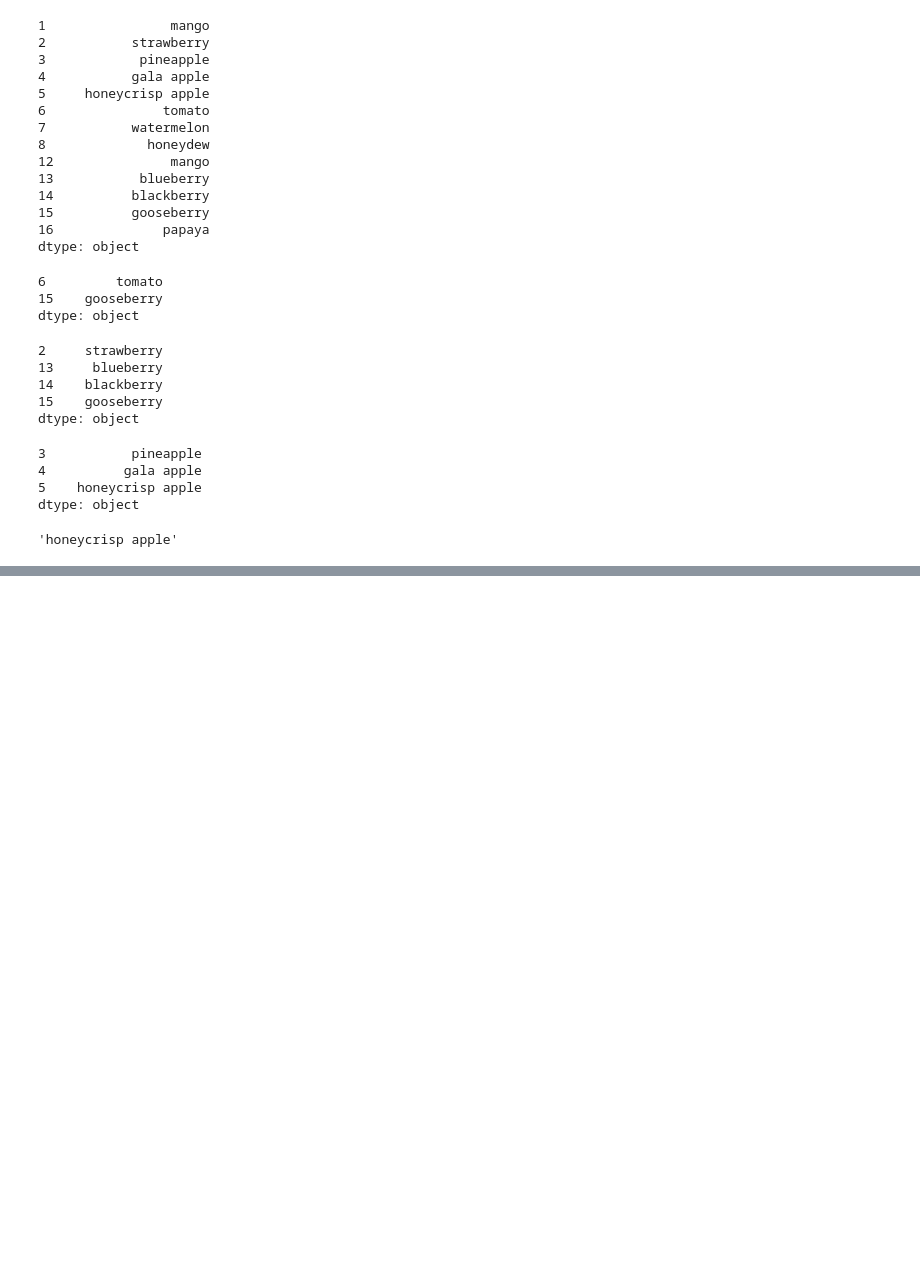
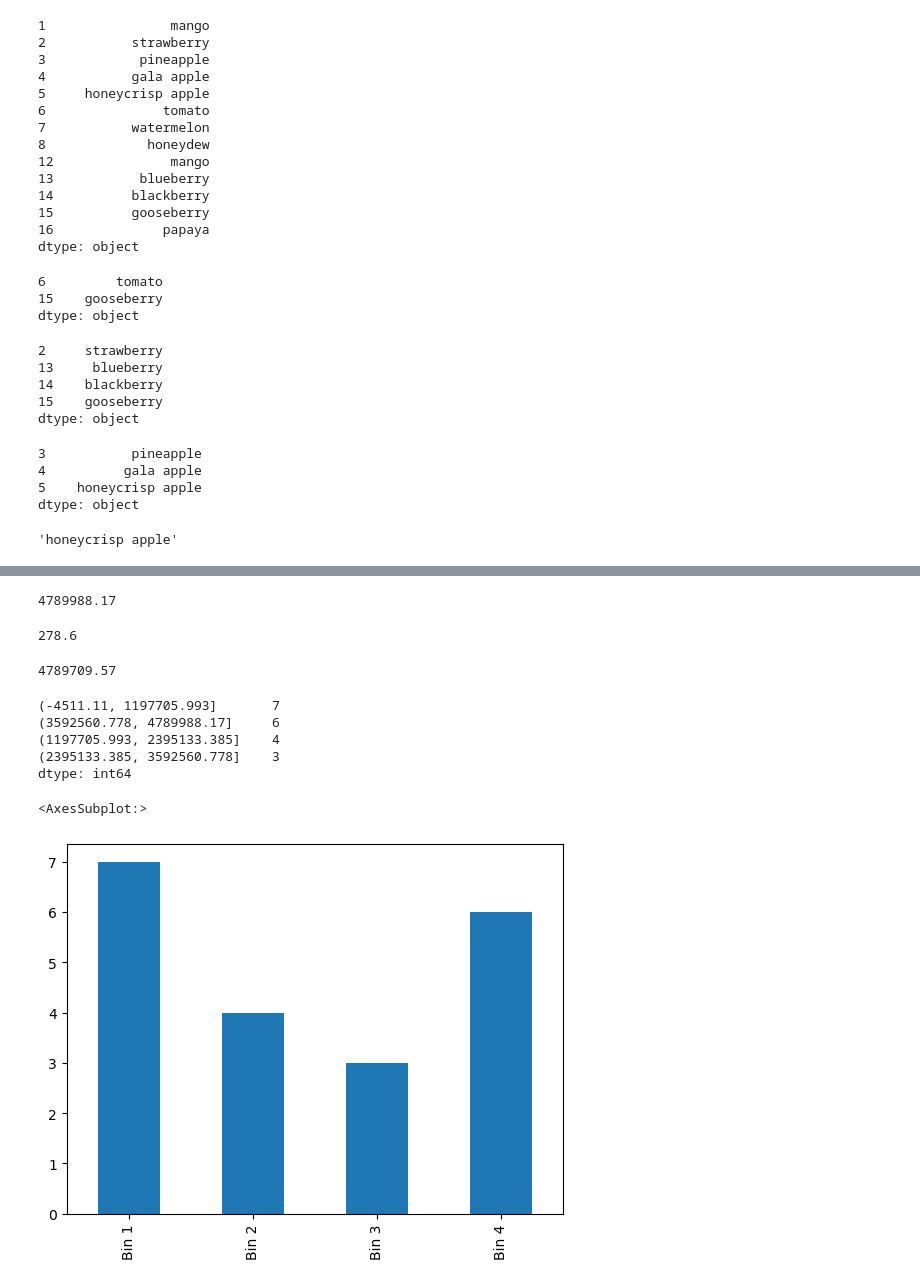
Before and after one commit to nicolas-angarita/data_science_libraries, a Jupyter notebook: pandas_series.ipynb, the cells around one changed output, grey strips where cells are left out. Drawn from its saved outputs; the diff is of its cells as text; code cells hidden in the pictures; blank space fills up the shorter version.

```diff
--- a/pandas_series.ipynb
+++ b/pandas_series.ipynb
@@ -342,0 +411,6 @@ Plot your new categorical letter_grades Series in a meaninful way and include a
+# %%
+numbers =  ['$796,459.41', '$278.60', '$482,571.67', '$4,503,915.98', '$2,121,418.3', '$1,260,813.3', '$87,231.01', '$1,509,175.45', '$4,138,548.00', '$2,848,913.80', '$594,715.39', '$4,789,988.17', '$4,513,644.5', '$3,191,059.97', '$1,758,712.24', '$4,338,283.54', '$4,738,303.38', '$2,791,759.67', '$769,681.94', '$452,650.23']
+
+numbers = pd.Series(numbers)
+type(numbers)
+numbers.dtype
@@ -342,0 +423,4 @@ Plot your new categorical letter_grades Series in a meaninful way and include a
+# %%
+numbers = numbers.str.replace('$', '').str.replace(',', '').astype('float')
+
+numbers
@@ -342,0 +445,32 @@ Plot your new categorical letter_grades Series in a meaninful way and include a
+# %%
+numbers.max()
+# %% [output]
+4789988.17
+# %%
+numbers.min()
+# %% [output]
+278.6
+# %%
+numbers.max() - numbers.min()
+# %% [output]
+4789709.57
+# %%
+numbers_bin = pd.cut(numbers, 4)
+numbers_bin.value_counts()
+# %% [output]
+(-4511.11, 1197705.993]       7
+(3592560.778, 4789988.17]     6
+(1197705.993, 2395133.385]    4
+(2395133.385, 3592560.778]    3
+dtype: int64
+# %%
+numbers_bin = pd.cut(numbers, 4, labels = ['Bin 1', 'Bin 2', 'Bin 3', 'Bin 4'])
+# %%
+(
+    numbers_bin.value_counts().loc
+    [['Bin 1', 'Bin 2', 'Bin 3', 'Bin 4']].plot
+    .bar()
+)
+# %% [output]
+<AxesSubplot:>
+[figure, added]
```
Also changed, not shown: parts of 23 cells of this notebook.
